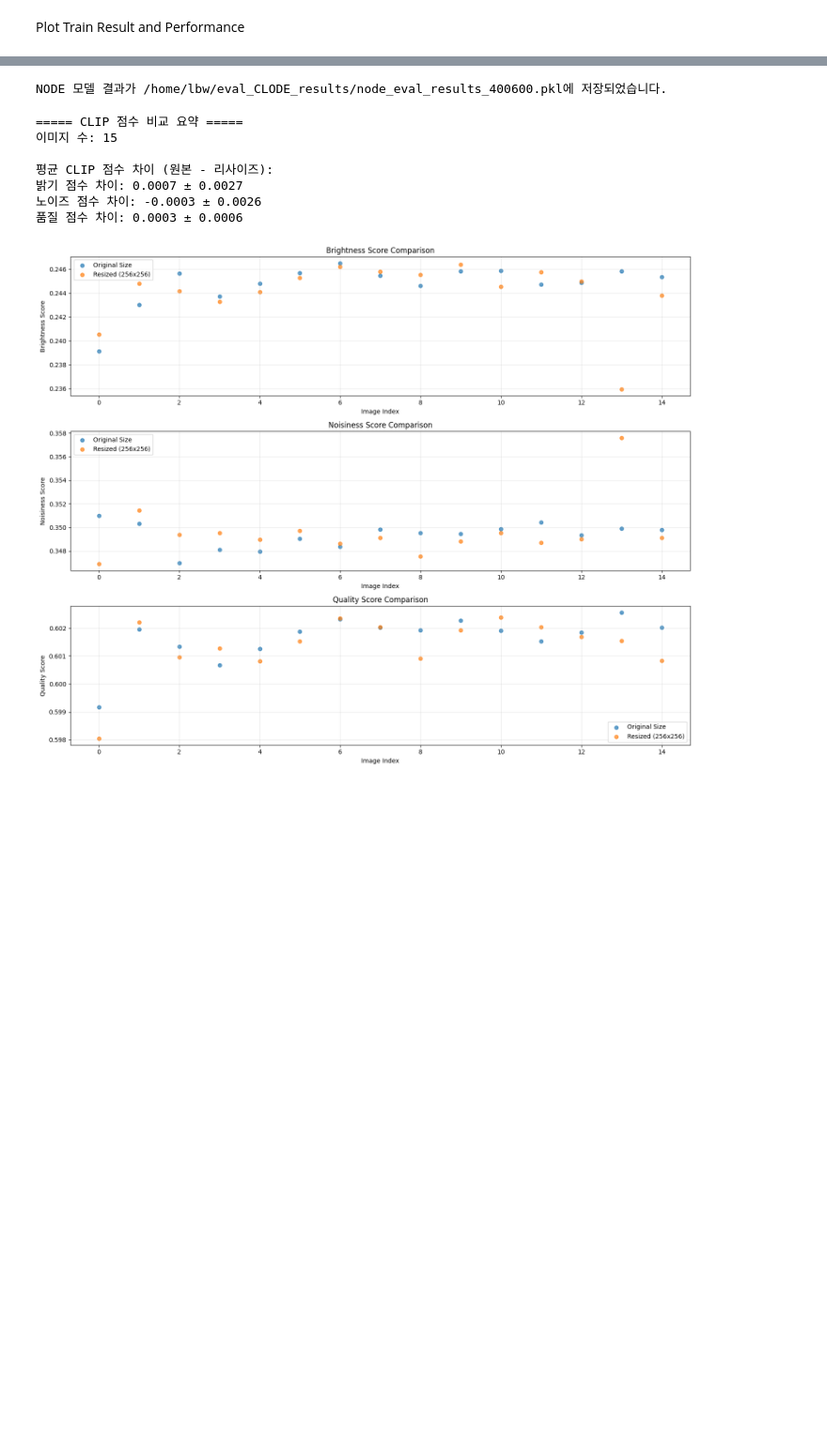
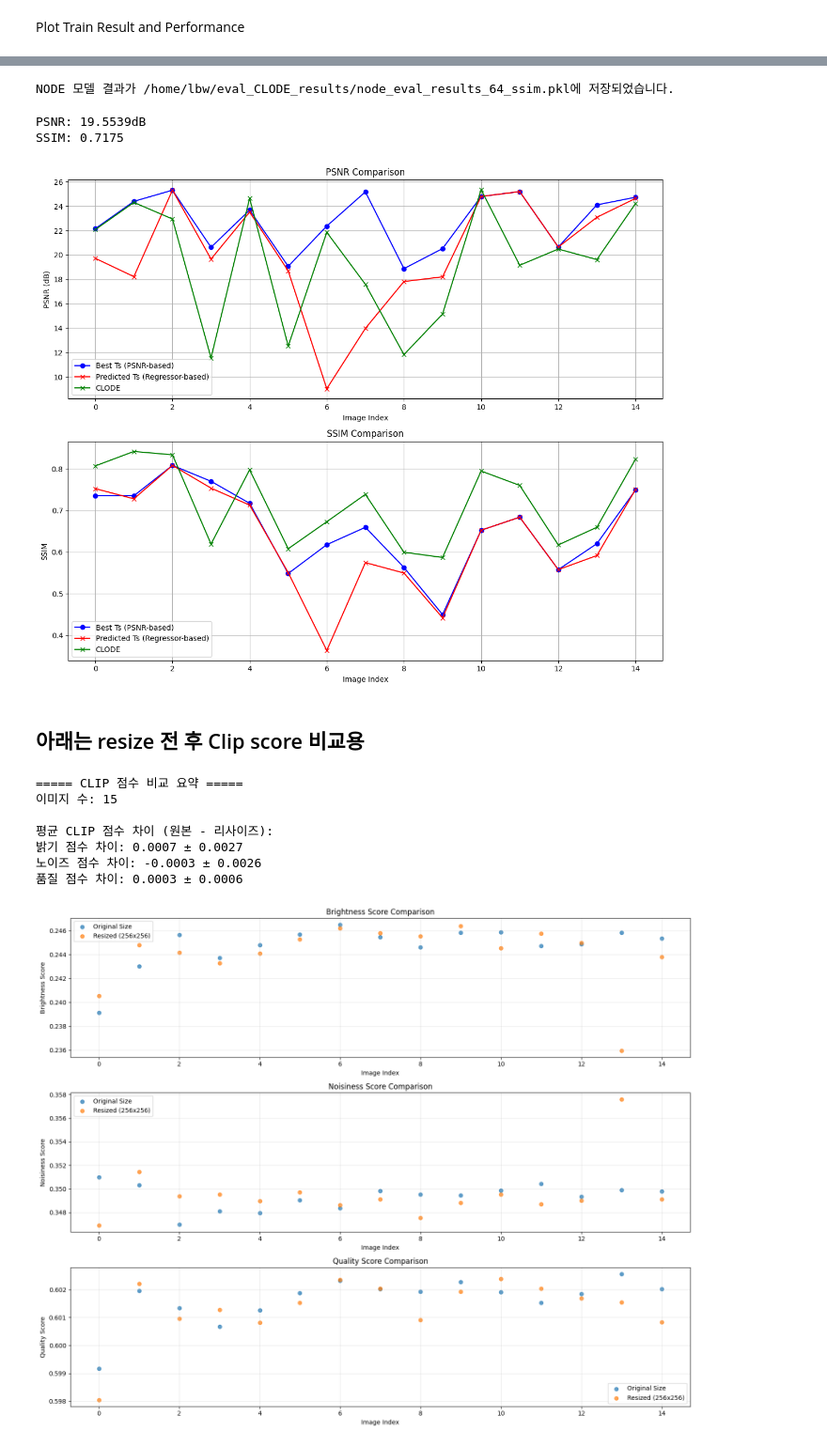
Before and after one commit to dgjung0220/CLODE, a Jupyter notebook: MLP_regression_bw_re_46.ipynb, the cells around one changed output, grey strips where cells are left out. Shown at 94% size. Cells and saved outputs as stored; diff of their text form; code cells hidden in the pictures; blank space fills up the shorter version.

```diff
--- a/MLP_regression_bw_re_46.ipynb
+++ b/MLP_regression_bw_re_46.ipynb
@@ -859,7 +734,7 @@ SSIM 차이(평균): 0.0276
 if
 # %%
 # NODE 모델 로드
-model = NODE(device, (3, 400, 600), 32, augment_dim=0, time_dependent=True, adjoint=True)
+model = NODE(device, (3, 600, 400), 32, augment_dim=0, time_dependent=True, adjoint=True)
 model.eval()
 model.to(device)
 model.load_state_dict(torch.load(f'/home/lbw/CLODE/pth/universal.pth', weights_only=True), strict=False)
@@ -922,4 +797,67 @@ with open(node_results_file, 'wb') as f:
 
 print(f"NODE 모델 결과가 {node_results_file}에 저장되었습니다.")
 # %% [output]
-NODE 모델 결과가 /home/lbw/eval_CLODE_results/node_eval_results_400600.pkl에 저장되었습니다.
+NODE 모델 결과가 /home/lbw/eval_CLODE_results/node_eval_results_64_ssim.pkl에 저장되었습니다.
+# %%
+# eval15 데이터 경로 설정
+eval_path = Path('/home/lbw/data/eval15')
+eval_images = [f for f in sorted(os.listdir(eval_path / 'LOL')) if f.lower().endswith('.png')]
+
+def load_eval_image(idx):
+    img_name = eval_images[idx]
+    lq_img = image_tensor(eval_path / 'LOL' / img_name)
+    gt_img = image_tensor(eval_path / 'high' / img_name)
+
+    return lq_img.to(device), gt_img.to(device), img_name
+
+
+psnrs = []
+ssims = []
+
+
+for idx in tqdm(range(len(eval_images)), desc="NODE 모델 결과 생성 중"):
+    lq_img, gt_img, img_name = load_eval_image(idx)
+        # 모든 T에 대한 예측 수행
+    with torch.no_grad():
+
+        # 메트릭 계산
+        psnr = calculate_psnr(lq_img, gt_img).item()
+        ssim_value = calculate_ssim(lq_img, gt_img)
+        # 결과 저장
+        psnrs.append(psnr)
+        ssims.append(ssim_value)
+
+print(f"PSNR: {np.mean(psnrs):.4f}dB")
+print(f"SSIM: {np.mean(ssims):.4f}")
+
+
+# PSNR과 SSIM 결과를 시각화
+fig, (ax1, ax2) = plt.subplots(2, 1, figsize=(12, 10))
+
+# PSNR 비교 그래프
+ax1.plot(best_psnrs, label='Best Ts (PSNR-based)', marker='o', color='blue')
+ax1.plot(pred_psnrs, label='Predicted Ts (Regressor-based)', marker='x', color='red')
+ax1.plot(psnrs, label='CLODE', marker='x', color='green')
+ax1.set_xlabel('Image Index')
+ax1.set_ylabel('PSNR (dB)')
+ax1.set_title('PSNR Comparison')
+ax1.legend()
+ax1.grid(True)
+
+# SSIM 비교 그래프
+ax2.plot(best_ssims, label='Best Ts (PSNR-based)', marker='o', color='blue')
+ax2.plot(pred_ssims, label='Predicted Ts (Regressor-based)', marker='x', color='red')
+ax2.plot(ssims, label='CLODE', marker='x', color='green')
+ax2.set_xlabel('Image Index')
+ax2.set_ylabel('SSIM')
+ax2.set_title('SSIM Comparison')
+ax2.legend()
+ax2.grid(True)
+
+plt.tight_layout()
+plt.savefig(results_dir / 'metrics_comparison.png')
+plt.show()
+# %% [output]
+PSNR: 19.5539dB
+SSIM: 0.7175
+[figure, added]
@@ -926,3 +866,5 @@ NODE 모델 결과가 /home/lbw/eval_CLODE_results/node_eval_results_400600.pkl
+# %% [markdown]
+## 아래는 resize 전 후 Clip score 비교용
 # %%
 import torch
 from torchmetrics.multimodal import CLIPImageQualityAssessment
```
Also changed, not shown: parts of 13 cells of this notebook, 3 other files.
